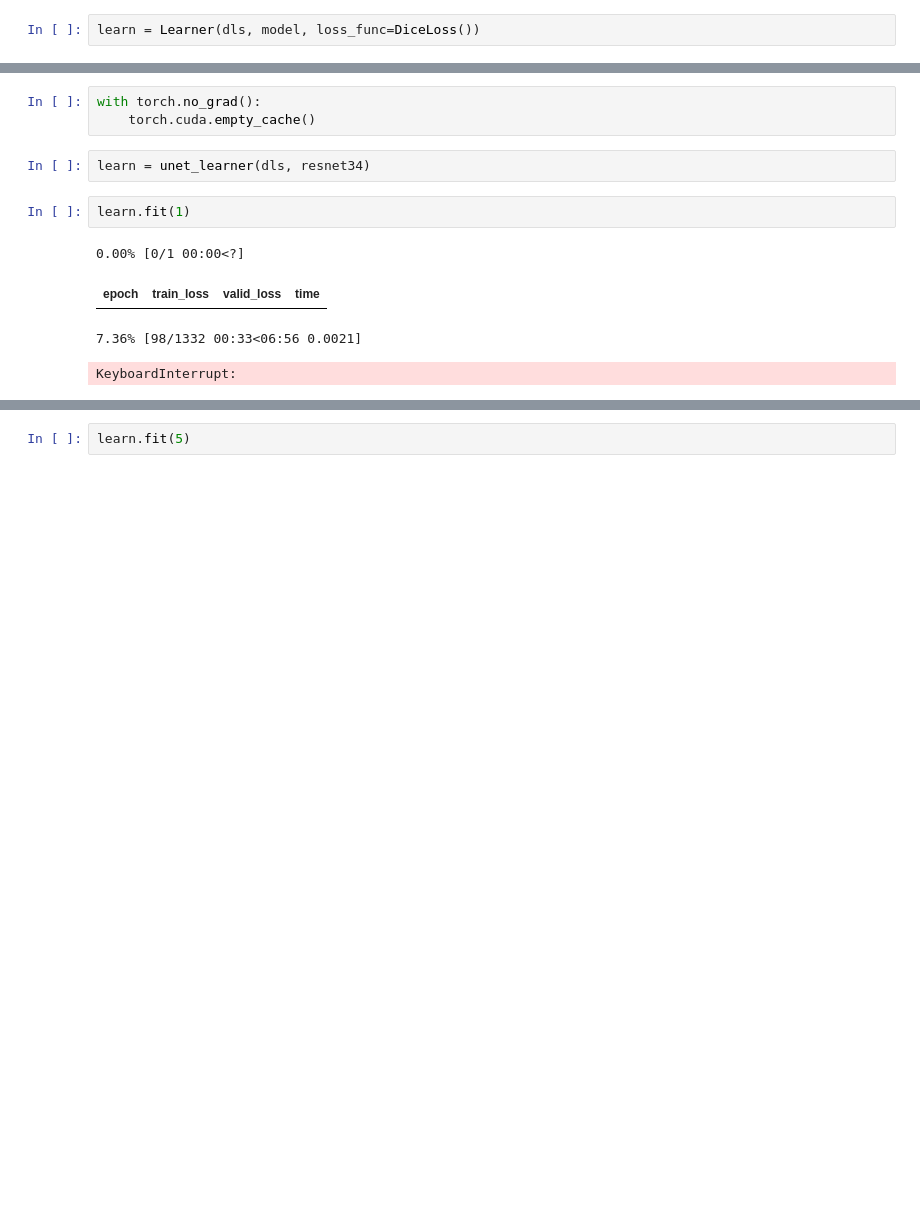
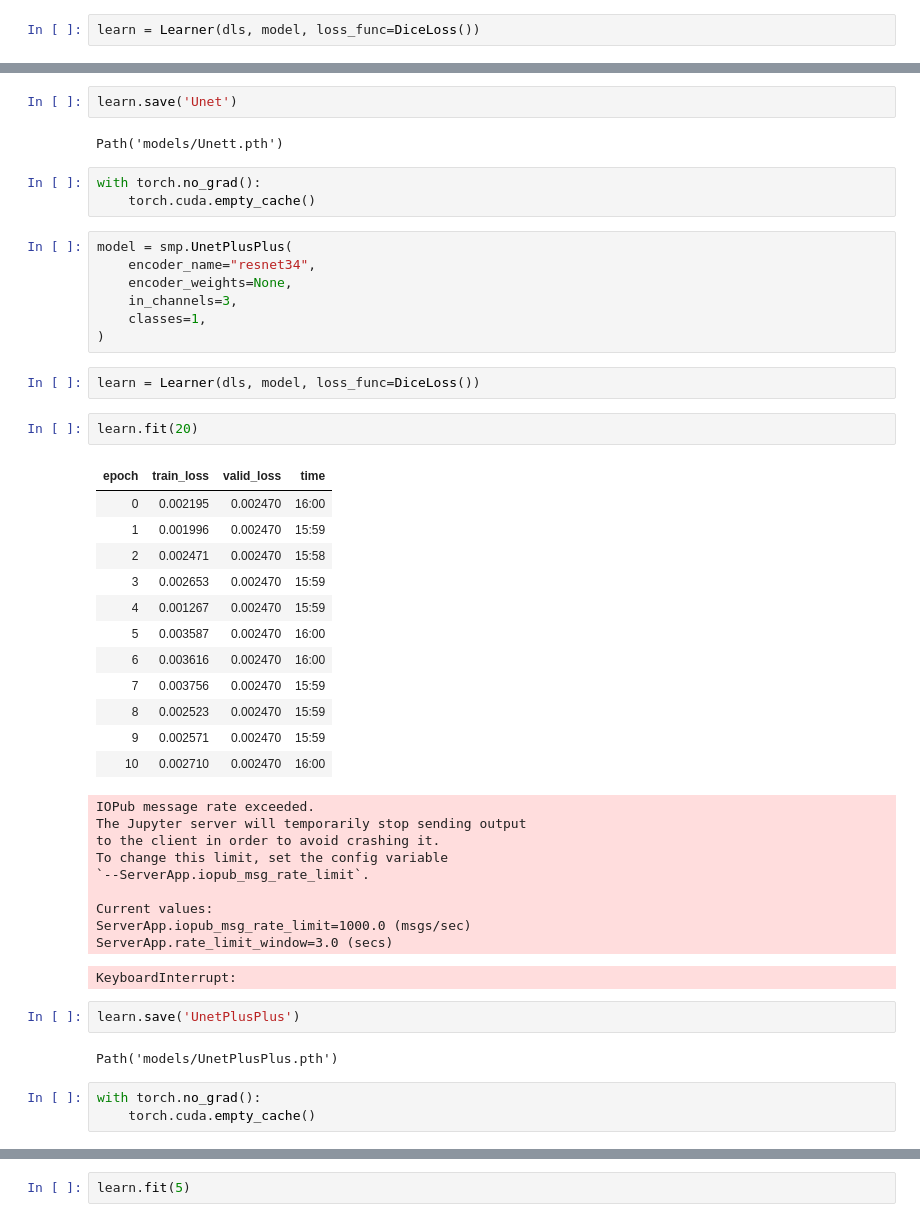
Before and after one commit to Leonn-Leon/Asbest_study, a Jupyter notebook: Камни.ipynb, the cells around one changed output, grey strips where cells are left out. Cells and saved outputs as stored; diff of their text form; blank space fills up the shorter version.

Commit message:
Приступил к обучению
Обучил и сохранил Unet, Unet++.
Обучаются очень долго, хоть и на видеокарте.

```diff
--- a/Камни.ipynb
+++ b/Камни.ipynb
@@ -186,12 +136,48 @@ learn = Learner(dls, model, loss_func=DiceLoss())
+# %%
+learn.save('Unet')
+# %% [output]
+Path('models/Unett.pth')
 # %%
 with torch.no_grad():
     torch.cuda.empty_cache()
-# %%
-learn = unet_learner(dls, resnet34)
+# %%
+model = smp.UnetPlusPlus(
+    encoder_name="resnet34",
+    encoder_weights=None,
+    in_channels=3,
+    classes=1,
+)
+# %%
+learn = Learner(dls, model, loss_func=DiceLoss())
 # %%
-learn.fit(1)
+learn.fit(20)
 # %% [output]
+| epoch | train_loss | valid_loss | time |
+| 0 | 0.002195 | 0.002470 | 16:00 |
+| 1 | 0.001996 | 0.002470 | 15:59 |
+| 2 | 0.002471 | 0.002470 | 15:58 |
+| 3 | 0.002653 | 0.002470 | 15:59 |
+| 4 | 0.001267 | 0.002470 | 15:59 |
+| 5 | 0.003587 | 0.002470 | 16:00 |
+| 6 | 0.003616 | 0.002470 | 16:00 |
+| 7 | 0.003756 | 0.002470 | 15:59 |
+| 8 | 0.002523 | 0.002470 | 15:59 |
+| 9 | 0.002571 | 0.002470 | 15:59 |
+| 10 | 0.002710 | 0.002470 | 16:00 |
-0.00% [0/1 00:00<?]
+IOPub message rate exceeded.
+The Jupyter server will temporarily stop sending output
+to the client in order to avoid crashing it.
+To change this limit, set the config variable
+`--ServerApp.iopub_msg_rate_limit`.
+
+Current values:
+ServerApp.iopub_msg_rate_limit=1000.0 (msgs/sec)
+ServerApp.rate_limit_window=3.0 (secs)
-| epoch | train_loss | valid_loss | time |
-7.36% [98/1332 00:33<06:56 0.0021]
+KeyboardInterrupt:
-KeyboardInterrupt:
+# %%
+learn.save('UnetPlusPlus')
+# %% [output]
+Path('models/UnetPlusPlus.pth')
+# %%
+with torch.no_grad():
+    torch.cuda.empty_cache()
```
Also changed, not shown: parts of 41 cells of this notebook.
